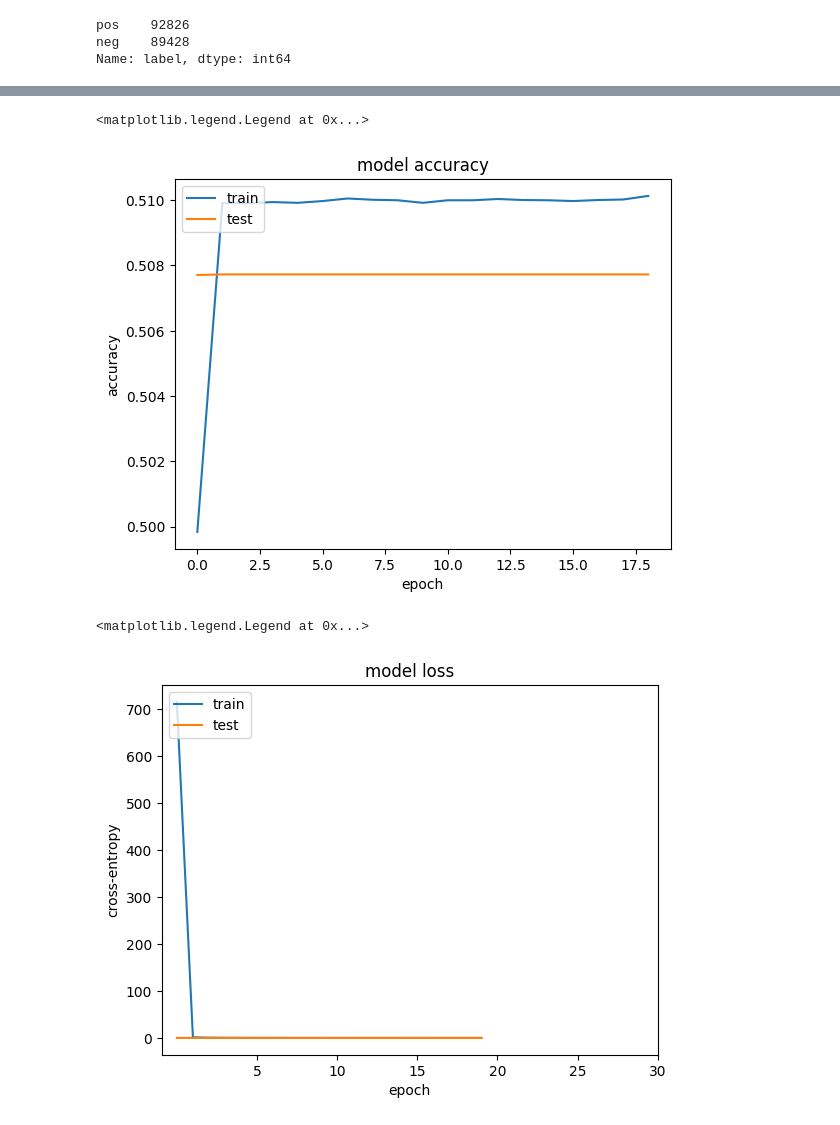
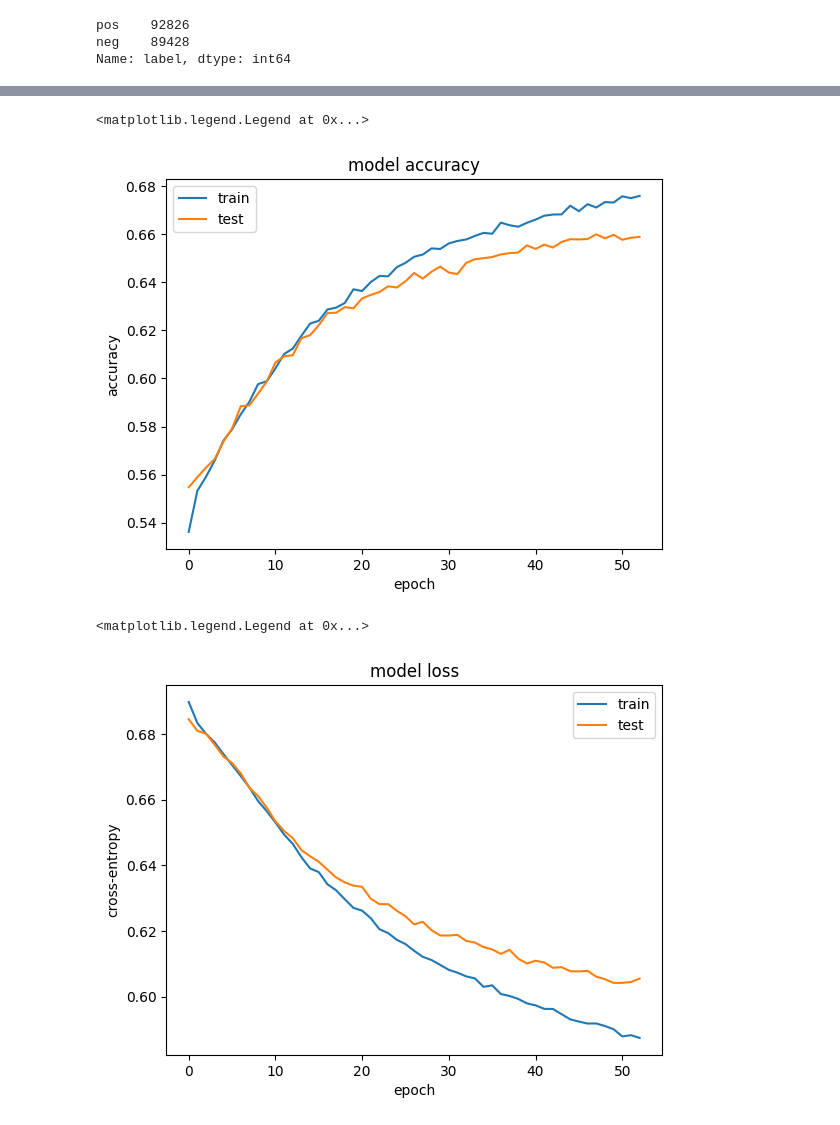
Before and after one commit to Atul-Acharya-17/CZ4042-Deep-Learning-Assignment, a Jupyter notebook: code/PartA_Q1.ipynb, the cells around one changed output, grey strips where cells are left out. Saved outputs shown, nothing was run; the diff lists cells and outputs as text; code cells hidden in the pictures.

```diff
--- a/code/PartA_Q1.ipynb
+++ b/code/PartA_Q1.ipynb
@@ -125,17 +114,17 @@ Non-trainable params: 0
 _________________________________________________________________
 # %%
 def early_stopping(monitor='val_loss', patience=3):
-    return [tf.keras.callbacks.EarlyStopping(monitor=monitor, patience=patience)]
+    return [EarlyStopping(monitor=monitor, patience=patience)]
 # %%
 num_epochs = 100
 batch_size = 256
 
-history = model.fit(X_train, y_train,
+history = model.fit(X_train_scaled, y_train,
                 epochs=num_epochs,
                 batch_size=batch_size,
                 verbose = 2,
-                callbacks=early_stopping('loss', 3),
-                validation_data=(X_test, y_test)
+                callbacks=early_stopping(monitor='val_loss', patience=3),
+                validation_data=(X_test_scaled, y_test)
             )
 # %% [output]
 Epoch 1/100
@@ -165,16 +154,15 @@ plt.xlabel('epoch')
 plt.legend(['train', 'test'], loc='upper left')
 # %% [output]
 <matplotlib.legend.Legend at 0x...>
-[figure, old version]
+[figure, new version]
 # %%
 plt.figure()
 plt.plot(history.history['loss'])
 plt.plot(history.history['val_loss'])
 plt.title('model loss')
 plt.ylabel('cross-entropy')
 plt.xlabel('epoch')
-plt.xticks([5, 10, 15, 20, 25, 30])
-plt.legend(['train', 'test'], loc='upper left')
+plt.legend(['train', 'test'], loc='upper right')
 # %% [output]
 <matplotlib.legend.Legend at 0x...>
-[figure, old version]
+[figure, new version]
```
Also changed, not shown: parts of 3 cells of this notebook.
